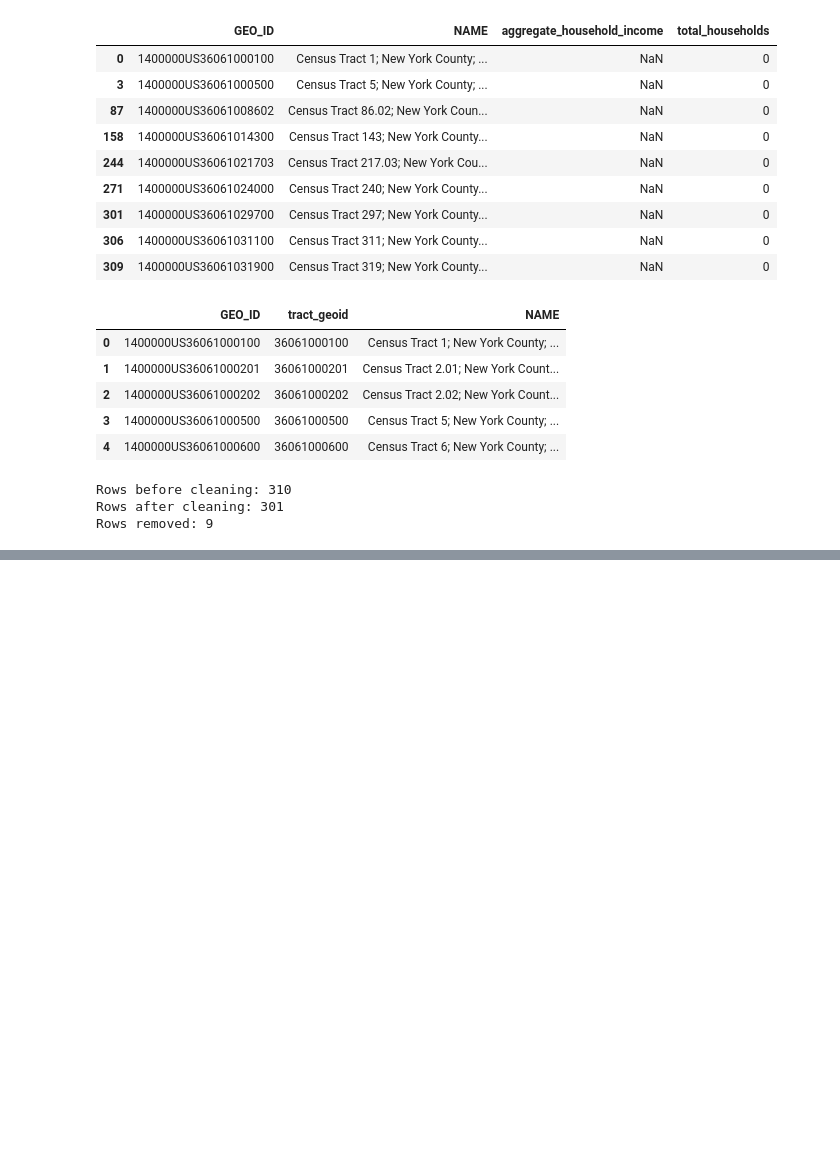
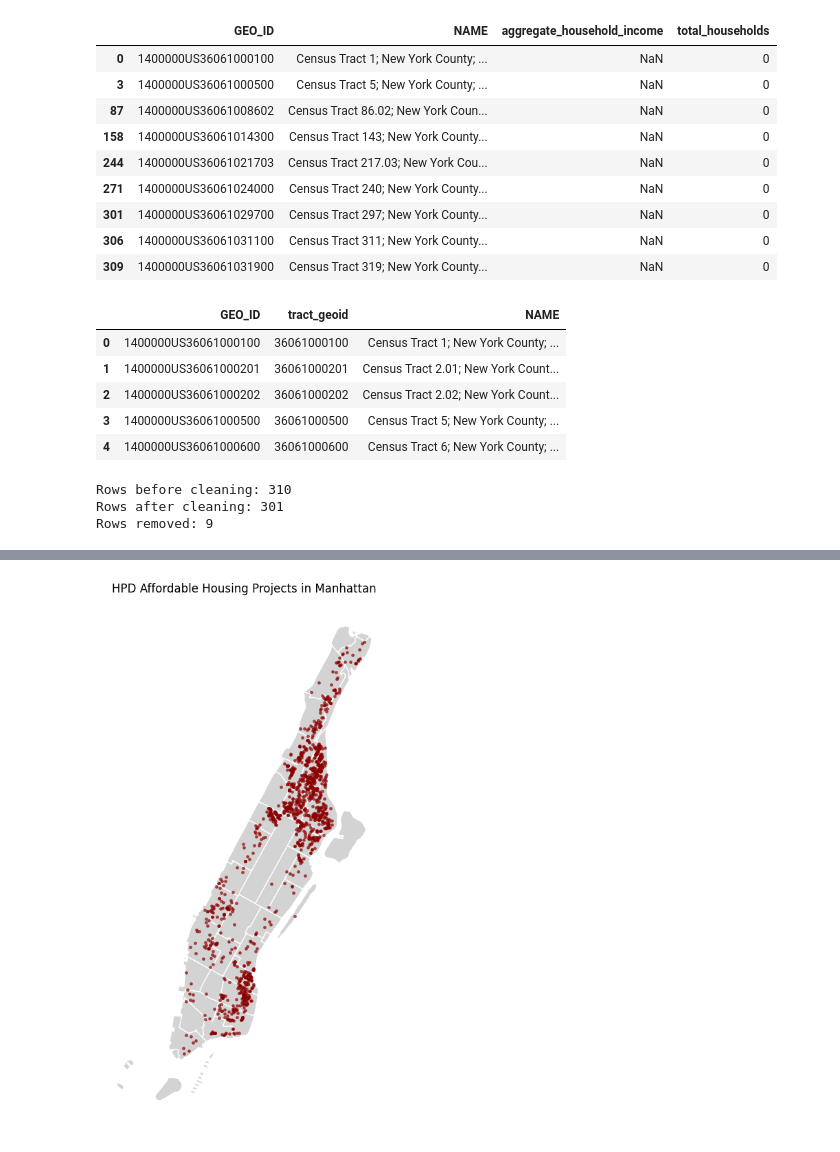
Before and after one commit to aashnijoshi/manhattan-housing-affordability, a Jupyter notebook: notebooks/01_analysis.ipynb, the cells around one changed output, grey strips where cells are left out. Drawn from its saved outputs; the diff is of its cells as text; code cells hidden in the pictures; blank space fills up the shorter version.

Commit message:
Added HPD cleaning, spatial join, and NTA unit aggregation

```diff
--- a/notebooks/01_analysis.ipynb
+++ b/notebooks/01_analysis.ipynb
@@ -245,0 +250,7 @@ acs_clean.to_csv(
+# %%
+import sys
+sys.path.append("..")
+from analysis.data_processing import process_hpd_data
+
+hpd = process_hpd_data(RAW / "Affordable_Housing_Production_by_Building_20261102.csv", borough="Manhattan")
+hpd.head()
@@ -245,0 +281,5 @@ acs_clean.to_csv(
+# %%
+from analysis.data_processing import points_lonlat, spatial_join_to_nta
+
+hpd_points = points_lonlat(hpd)
+print("CRS:", hpd_points.crs)
@@ -245,0 +288,3 @@ acs_clean.to_csv(
+# %%
+hpd_nta = spatial_join_to_nta(hpd_points, nta_manhattan, ["NTA2020", "NTAName"])
+hpd_nta.head()
@@ -245,0 +356,7 @@ acs_clean.to_csv(
+# %%
+ax = nta_manhattan.plot(color="lightgrey", edgecolor="white", figsize=(6, 10))
+hpd_nta.plot(ax=ax, markersize=6, color="darkred", alpha=0.6)
+ax.set_title("HPD Affordable Housing Projects in Manhattan", fontsize=12)
+ax.set_axis_off()
+# %% [output]
+[figure, added]
```
Also changed, not shown: parts of 13 cells of this notebook, 3 other files.
